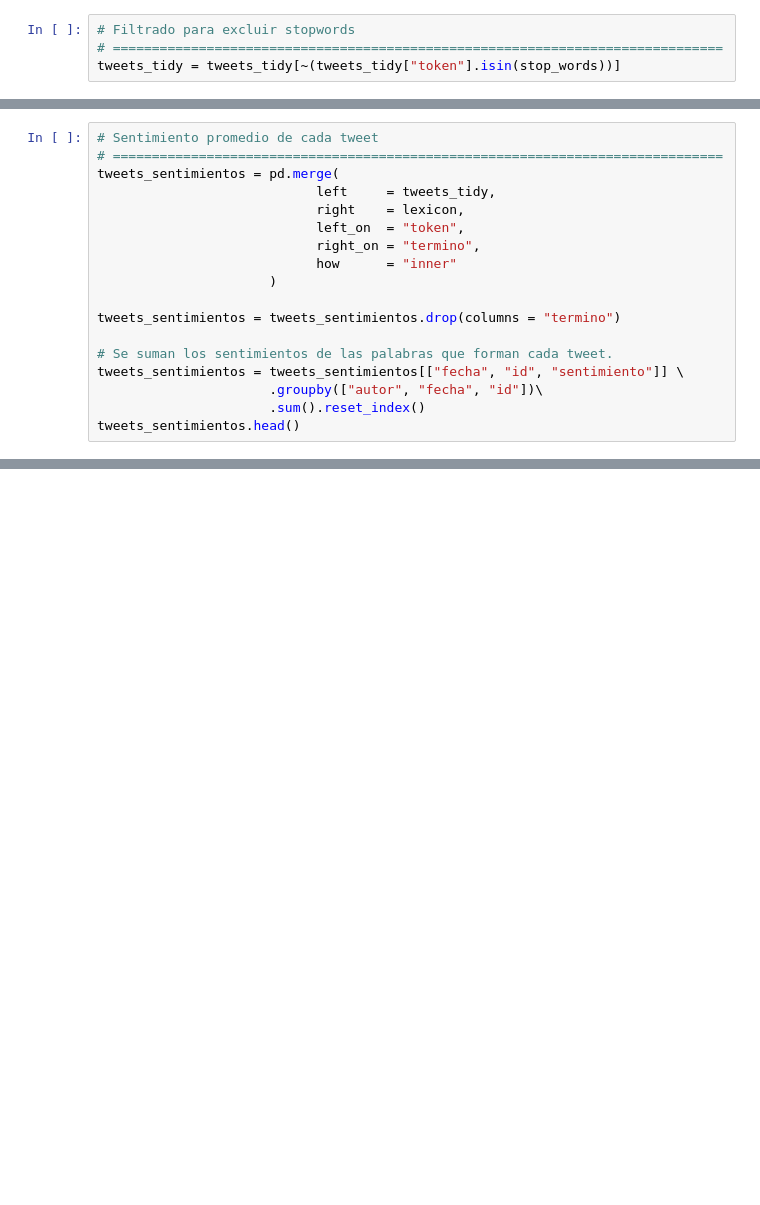
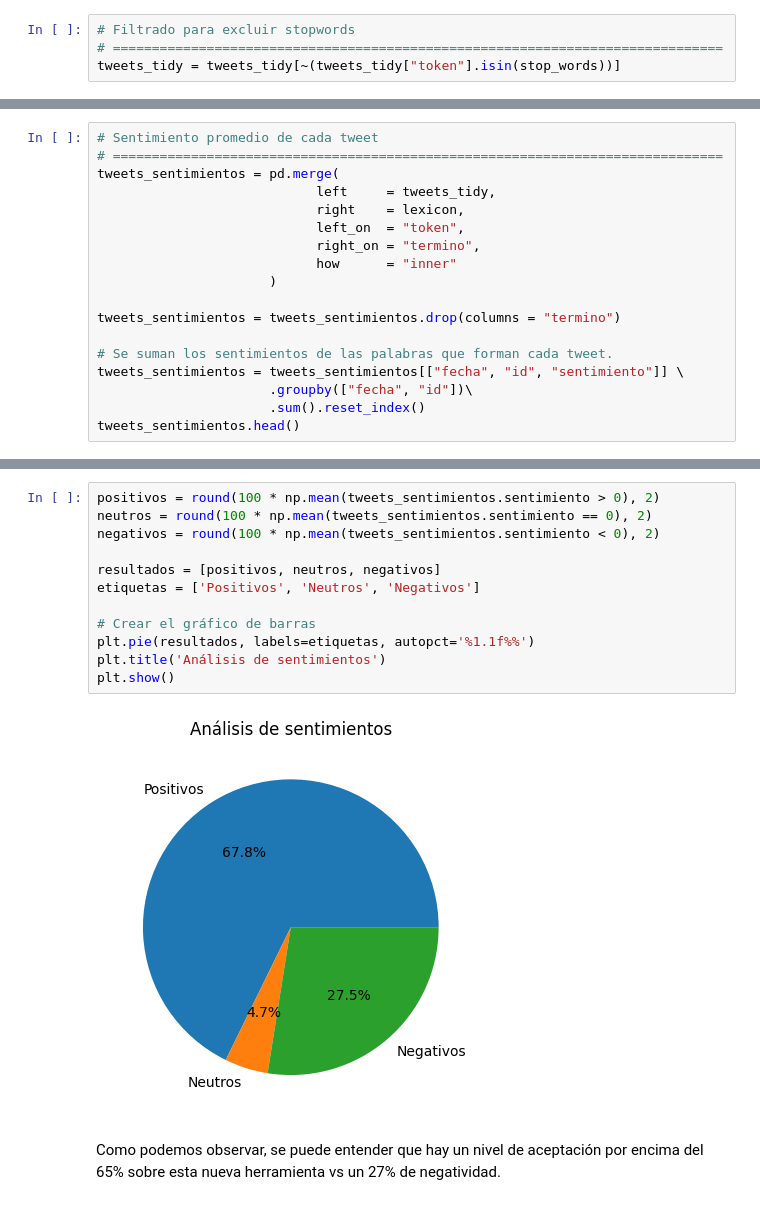
Before and after one commit to erickgt00/Datos-Masivos, a Jupyter notebook: Analisis_Sentimiento_Twitter_Chatgpt.ipynb, the cells around one changed output, grey strips where cells are left out. Cells and saved outputs as stored; diff of their text form; blank space fills up the shorter version.

```diff
--- a/Analisis_Sentimiento_Twitter_Chatgpt.ipynb
+++ b/Analisis_Sentimiento_Twitter_Chatgpt.ipynb
@@ -198,6 +225,6 @@ tweets_sentimientos = tweets_sentimientos.drop(columns = "termino")
 
 # Se suman los sentimientos de las palabras que forman cada tweet.
 tweets_sentimientos = tweets_sentimientos[["fecha", "id", "sentimiento"]] \
-                      .groupby(["autor", "fecha", "id"])\
+                      .groupby(["fecha", "id"])\
                       .sum().reset_index()
 tweets_sentimientos.head()
@@ -203,0 +246,16 @@ tweets_sentimientos.head()
+# %%
+positivos = round(100 * np.mean(tweets_sentimientos.sentimiento > 0), 2)
+neutros = round(100 * np.mean(tweets_sentimientos.sentimiento == 0), 2)
+negativos = round(100 * np.mean(tweets_sentimientos.sentimiento < 0), 2)
+
+resultados = [positivos, neutros, negativos]
+etiquetas = ['Positivos', 'Neutros', 'Negativos']
+
+# Crear el gráfico de barras
+plt.pie(resultados, labels=etiquetas, autopct='%1.1f%%')
+plt.title('Análisis de sentimientos')
+plt.show()
+# %% [output]
+[figure, added]
+# %% [markdown]
+Como podemos observar, se puede entender que hay un nivel de aceptación por encima del 65% sobre esta nueva herramienta vs un 27% de negatividad.
```
Also changed, not shown: parts of 6 cells of this notebook.
